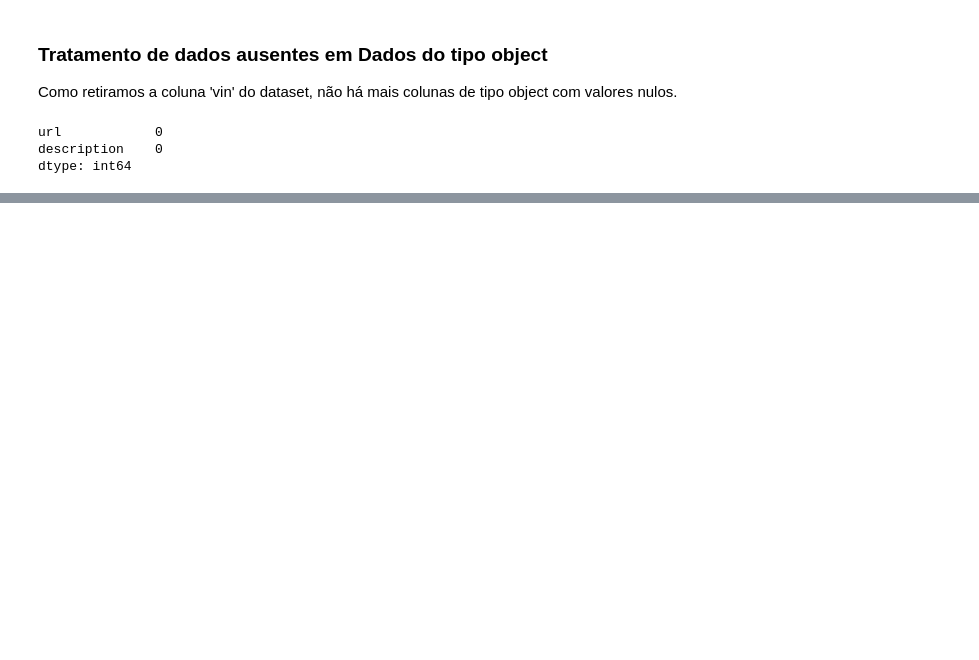
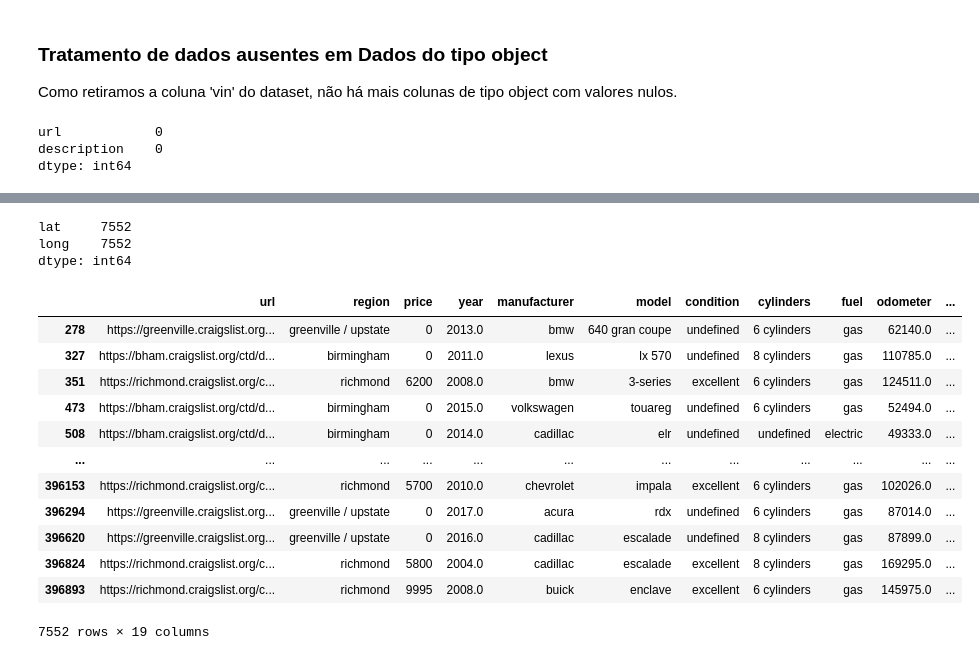
Before and after one commit to mbs8/IF679-ciencia-de-dados, a Jupyter notebook: notebooks/2-pre_processing.ipynb, the cells around one changed output, grey strips where cells are left out. Cells and saved outputs as stored; diff of their text form; code cells hidden in the pictures; blank space fills up the shorter version.

```diff
--- a/notebooks/2-pre_processing.ipynb
+++ b/notebooks/2-pre_processing.ipynb
@@ -311,23 +268,0 @@ miles_df
-# %%
-i = 0
-erros = 0
-for idx, row in tqdm(miles_df.iterrows()):
-    description = df.loc[idx]['description']
-    mile = re.findall(r'[Mm][Ii][Ll][Ee][Aa][Gg][Ee]:\s*\d+[Kk,.]*\d*|\d+[Kk,.]*\d*\s*[Mm][Ii][Ll][Ee][Ss]', description)
-
-    if(mile != None and len(mile) >= 1):
-        i += 1
-        aux = 0
-        mile = [re.findall(r'\d+[Kk,.]*\d*', item) for item in mile]
-        mile = [format_mile_info(item[0]) for item in mile]
-        try:
-            for item in mile:
-                i_item = int(item)
-                if 1000 < i_item < 1000000 and i_item > aux:
-                    aux = i_item
-            df.at[idx, 'odometer'] = aux
-        except:
-            erros += 1
-        #print(mile)
-
-print(i, erros, sep='\n')
@@ -367,0 +306,2 @@ df.to_csv('../datasets/clean_vehicles_3.csv', index=False)
+# %%
+df['odometer'].fillna(-1, inplace=True)
@@ -380,3 +352,0 @@ dtype: int64
-# %%
-
-df['mileage'] = -1
@@ -382,0 +360,23 @@ df['mileage'] = -1
+# %%
+df[['lat', 'long']].isnull().sum()
+# %% [output]
+lat     7552
+long    7552
+dtype: int64
+# %%
+null_coords_df = df[df['lat'].isnull() & df['long'].isnull()]
+null_coords_df
+# %% [output]
+|  | url | region | price | year | manufacturer | model | condition | cylinders | fuel | odometer | ... |
+| 278 | https://greenville.craigslist.org... | greenville / upstate | 0 | 2013.0 | bmw | 640 gran coupe | undefined | 6 cylinders | gas | 62140.0 | ... |
+| 327 | https://bham.craigslist.org/ctd/d... | birmingham | 0 | 2011.0 | lexus | lx 570 | undefined | 8 cylinders | gas | 110785.0 | ... |
+| 351 | https://richmond.craigslist.org/c... | richmond | 6200 | 2008.0 | bmw | 3-series | excellent | 6 cylinders | gas | 124511.0 | ... |
+| 473 | https://bham.craigslist.org/ctd/d... | birmingham | 0 | 2015.0 | volkswagen | touareg | undefined | 6 cylinders | gas | 52494.0 | ... |
+| 508 | https://bham.craigslist.org/ctd/d... | birmingham | 0 | 2014.0 | cadillac | elr | undefined | undefined | electric | 49333.0 | ... |
+| ... | ... | ... | ... | ... | ... | ... | ... | ... | ... | ... | ... |
+| 396153 | https://richmond.craigslist.org/c... | richmond | 5700 | 2010.0 | chevrolet | impala | excellent | 6 cylinders | gas | 102026.0 | ... |
+| 396294 | https://greenville.craigslist.org... | greenville / upstate | 0 | 2017.0 | acura | rdx | undefined | 6 cylinders | gas | 87014.0 | ... |
+| 396620 | https://greenville.craigslist.org... | greenville / upstate | 0 | 2016.0 | cadillac | escalade | undefined | 8 cylinders | gas | 87899.0 | ... |
+| 396824 | https://richmond.craigslist.org/c... | richmond | 5800 | 2004.0 | cadillac | escalade | excellent | 8 cylinders | gas | 169295.0 | ... |
+| 396893 | https://richmond.craigslist.org/c... | richmond | 9995 | 2008.0 | buick | enclave | excellent | 6 cylinders | gas | 145975.0 | ... |
+7552 rows × 19 columns
```
Also changed, not shown: parts of 48 cells of this notebook, 1 other file.
